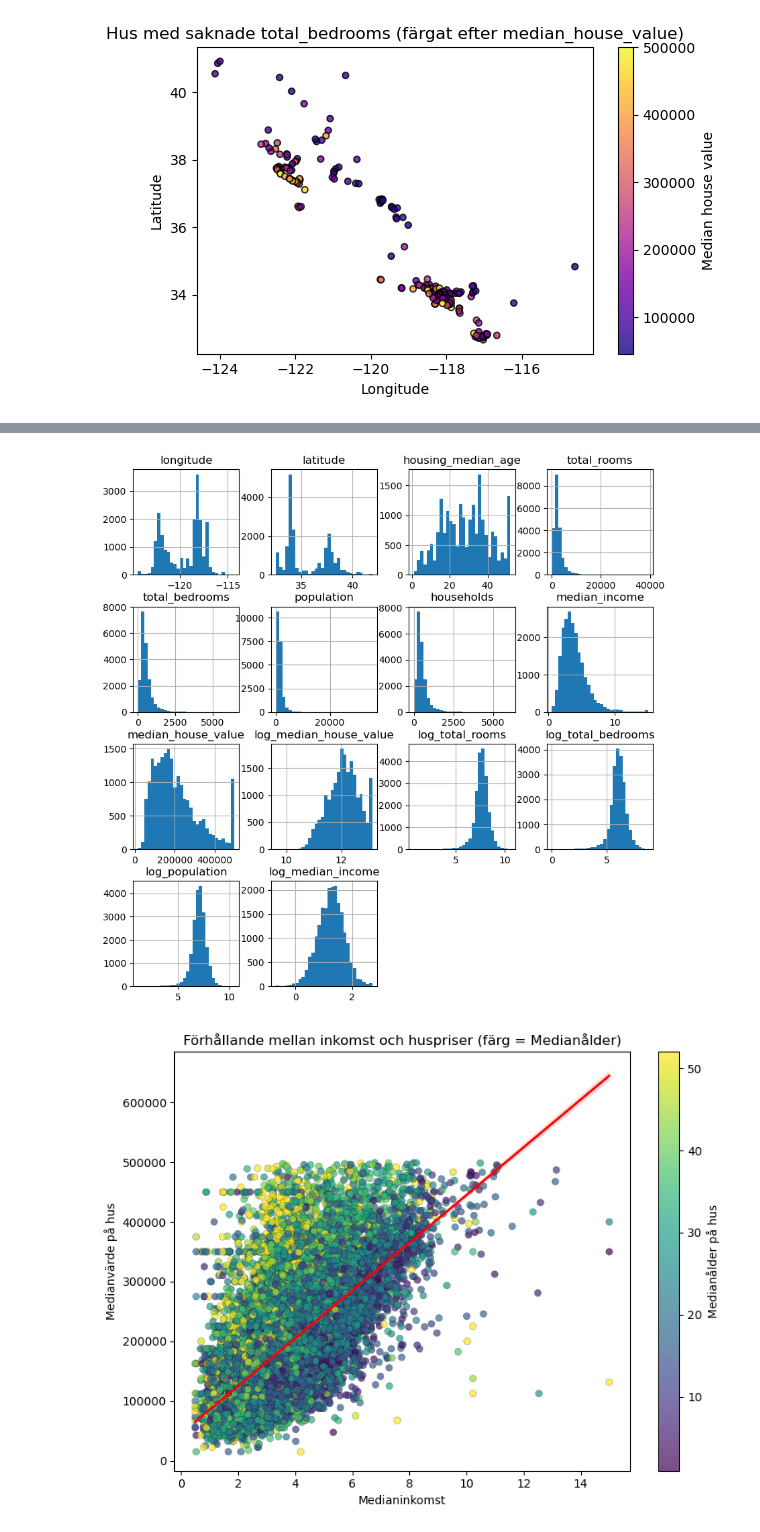
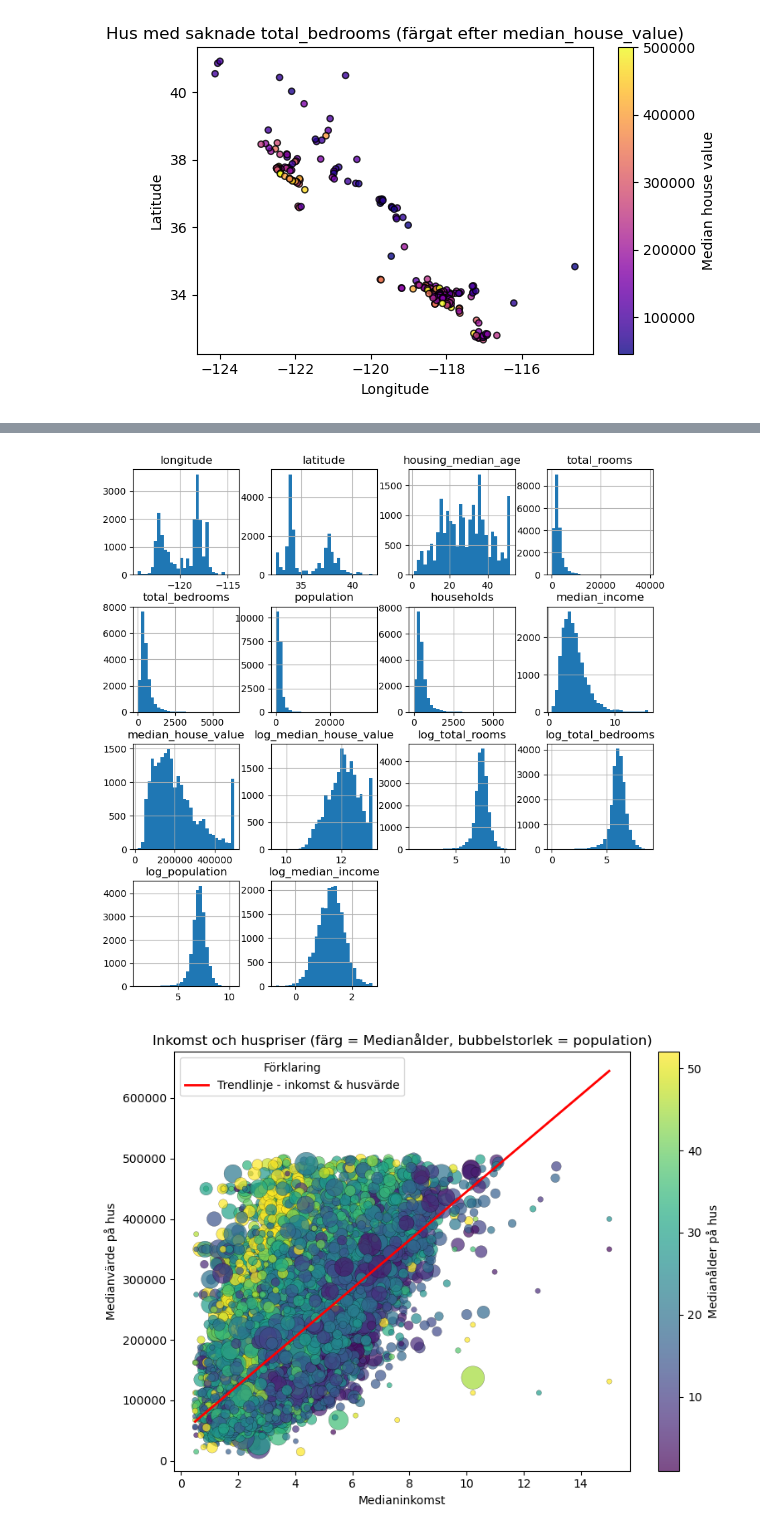
Before and after one commit to pejohans/python_and_ai, a Jupyter notebook: kunskapskontrol_3/EDA_housing.ipynb, the cells around one changed output, grey strips where cells are left out. Saved outputs shown, nothing was run; the diff lists cells and outputs as text; code cells hidden in the pictures.

Commit message:
Added analysis for EDA houing 2.2

```diff
--- a/kunskapskontrol_3/EDA_housing.ipynb
+++ b/kunskapskontrol_3/EDA_housing.ipynb
@@ -129,20 +135,25 @@ fig.tight_layout()
 #2. Undersöka om vi kan se några samband i data?
 
 #See the spread of where houses lies
+#Note: In the data we can see that a major part of the houses
+#lies less than an hour from the ocean. After that comes Inland where a lot
+#houses also lies. Near ocean or bay are the smallest groups of houses. Around 1/3
+#of the houses lies near ocean or bay compared to Inland.
+#The smallest group is Island which is almost not noticable among the data.
+#
 print(houses["ocean_proximity"].value_counts())
-
-#Create a histogram of our data for analysis
-print(f'Number of rows:{houses.shape[0]}')
-#houses.hist(figsize=(10,10), bins=30)
 
 # Log-transformering
 #Analysis: By log tranforming (taking out extreme values) some or all of the columns which are a bit scewed to the right
-#we get a better data for models and visulizations.
+#we get a better data for models.
 houses['log_median_house_value'] = np.log(houses['median_house_value'])
 houses['log_total_rooms'] = np.log(houses['total_rooms'])
 houses['log_total_bedrooms'] = np.log(houses['total_bedrooms'])
 houses['log_population'] = np.log(houses['population'])
 houses['log_median_income'] = np.log(houses['median_income'])
+
+#Create a histogram of our data for analysis
+print(f'Number of rows:{houses.shape[0]}')
 houses.hist(figsize=(10,10), bins=30)
 
 #Remove 207 rows with null values (total_bedrooms for comparison)
@@ -156,10 +167,19 @@ houses.hist(figsize=(10,10), bins=30)
 
 #Filter out extreme values that are not representative
 filtered_houses = houses[houses['median_house_value'] < 500000]
+
+#Filter out extreme values 1-99 percentile
+p_low, p_high = np.percentile(filtered_houses['population'], [1, 99])
+clipped_population = np.clip(filtered_houses['population'], p_low, p_high)
+#We need to scale our bubbles so it is readable in the diagram.
+filtered_population = np.interp(clipped_population, (p_low, p_high), (20, 400))
+
+
 fig, ax = plt.subplots(figsize=(8, 6))
 scatter = ax.scatter(
     filtered_houses['median_income'],
     filtered_houses['median_house_value'],
+    s=filtered_population,
     c=filtered_houses['housing_median_age'],
     cmap='viridis',
     alpha=0.7,
@@ -170,38 +190,46 @@ scatter = ax.scatter(
 cbar = fig.colorbar(scatter, ax=ax)
 cbar.set_label('Medianålder på hus')
 
+#Regression line showing correlation and trend between income and house value
 sns.regplot(
     data=filtered_houses,
     x='median_income',
     y='median_house_value',
     scatter=False,
     ax=ax,
+    ci=None,
     color='red',
     line_kws={'linewidth': 2})
 
 
+line = ax.lines[-1]
+ax.legend([line], ["Trendlinje - inkomst & husvärde"], title="Förklaring", frameon=True)
+
+#ax.lines[0].set_label("Trendlinje (utan CI)")
 ax.set_xlabel('Medianinkomst')
 ax.set_ylabel('Medianvärde på hus')
-ax.set_title('Förhållande mellan inkomst och huspriser (färg = Medianålder)')
+ax.set_title('Inkomst och huspriser (färg = Medianålder, bubbelstorlek = population)')
 fig.tight_layout()
 
 
-
-#Conclusion: We can se clearly that income is a factor when it comes to house prices.
+#Conclusion: We can clearly see that income is a factor when it comes to house prices.
 #Studying the visual plot we can also see a trend line (red) which indicates a trend
 #where house prices correlates with the income. We can also see that younger houses
 #are owned by those with higher income. However, those older houses are owned
 #by those with lower income are also more expensive. The conclusion here could be
 #that people has paid of their loans and those houses has gone up in value.
-#and that is why they can afford to live in those houses.
+#and that is why they can afford to live in those houses. Another dimension is
+#population, although there are some data that stands out it is hard to see any
+#patterns to speak of. One thing that I did notice was some bigger populations
+#along the trendline, the more you earn the higher the house value.
 # %% [output]
 ocean_proximity
 <1H OCEAN     9136
 INLAND        6551
 NEAR OCEAN    2658
 NEAR BAY      2290
 ISLAND           5
 Name: count, dtype: int64
 Number of rows:20640
 [figure]
-[figure, old version]
+[figure, new version]
```
Also changed, not shown: parts of 2 cells of this notebook.
